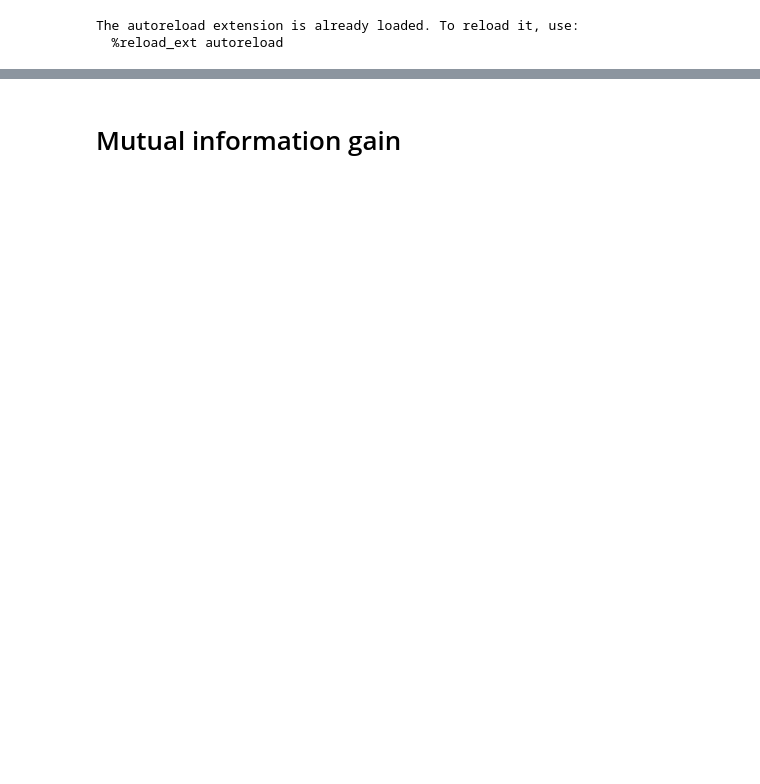
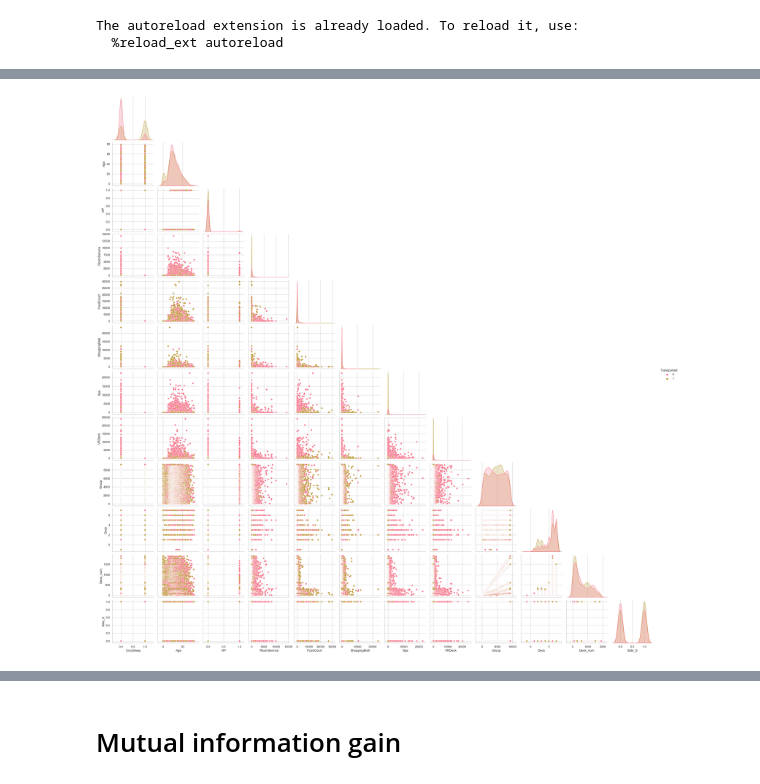
Before and after one commit to gkukse/Spaceship_Titanic, a Jupyter notebook: EDA.ipynb, the cells around one changed output, grey strips where cells are left out. Cells and saved outputs as stored; diff of their text form; code cells hidden in the pictures; blank space fills up the shorter version.

```diff
--- a/EDA.ipynb
+++ b/EDA.ipynb
@@ -151,0 +233,5 @@ for feature in binaruy_features:
+# %%
+sns.pairplot(titanic.drop(columns=['Cabin', 'First_Name', 'Last_Name', 'Group_Id']), corner=True, hue='Transported')
+plt.show()
+# %% [output]
+[figure, added]
```
Also changed, not shown: parts of 60 cells of this notebook, 1 other file.
